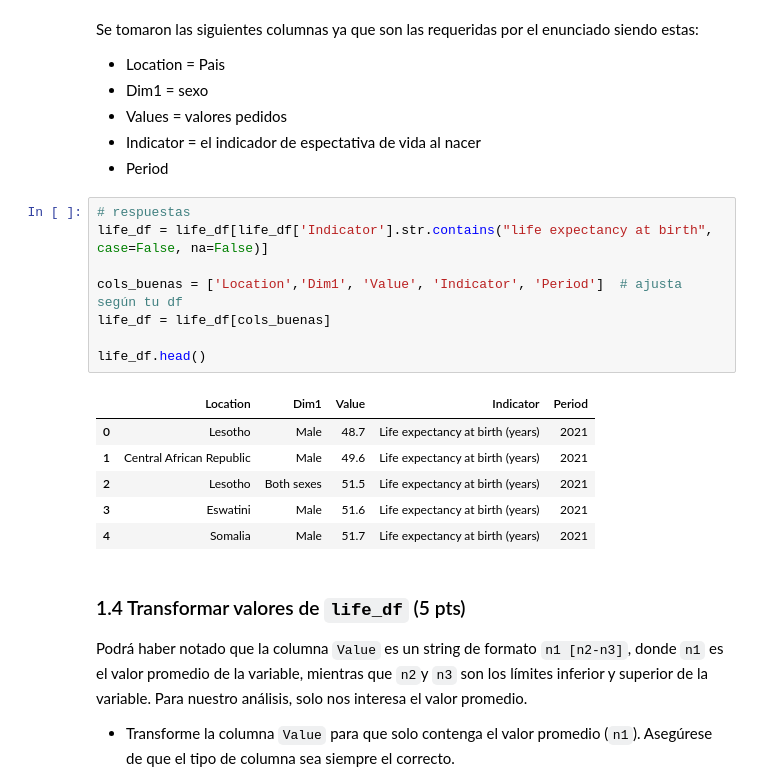
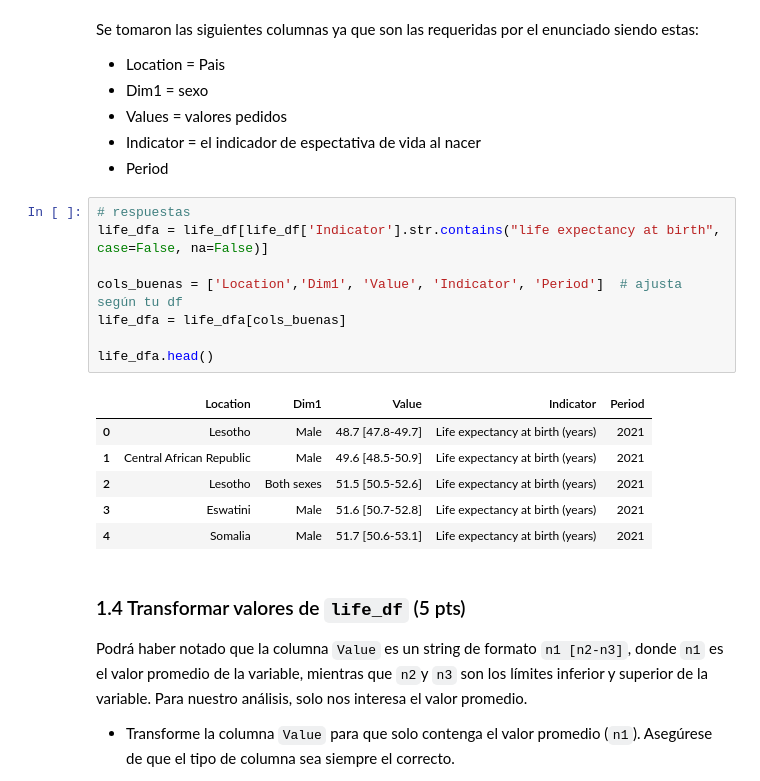
Before and after one commit to GadzuGB1991/IMT2200-Gaspar-Yanez, a Jupyter notebook: Interrogaciones/I2/IMT2200 - I2_2025.ipynb, the cells around one changed output. Cells and saved outputs as stored; diff of their text form.

```diff
--- a/Interrogaciones/I2/IMT2200 - I2_2025.ipynb
+++ b/Interrogaciones/I2/IMT2200 - I2_2025.ipynb
@@ -166,19 +166,19 @@ Se tomaron las siguientes columnas ya que son las requeridas por el enunciado si
 - Period
 # %%
 # respuestas
-life_df = life_df[life_df['Indicator'].str.contains("life expectancy at birth", case=False, na=False)]
+life_dfa = life_df[life_df['Indicator'].str.contains("life expectancy at birth", case=False, na=False)]
 
 cols_buenas = ['Location','Dim1', 'Value', 'Indicator', 'Period']  # ajusta según tu df
-life_df = life_df[cols_buenas]
+life_dfa = life_dfa[cols_buenas]
 
-life_df.head()
+life_dfa.head()
 # %% [output]
 |  | Location | Dim1 | Value | Indicator | Period |
-| 0 | Lesotho | Male | 48.7 | Life expectancy at birth (years) | 2021 |
-| 1 | Central African Republic | Male | 49.6 | Life expectancy at birth (years) | 2021 |
-| 2 | Lesotho | Both sexes | 51.5 | Life expectancy at birth (years) | 2021 |
-| 3 | Eswatini | Male | 51.6 | Life expectancy at birth (years) | 2021 |
-| 4 | Somalia | Male | 51.7 | Life expectancy at birth (years) | 2021 |
+| 0 | Lesotho | Male | 48.7 [47.8-49.7] | Life expectancy at birth (years) | 2021 |
+| 1 | Central African Republic | Male | 49.6 [48.5-50.9] | Life expectancy at birth (years) | 2021 |
+| 2 | Lesotho | Both sexes | 51.5 [50.5-52.6] | Life expectancy at birth (years) | 2021 |
+| 3 | Eswatini | Male | 51.6 [50.7-52.8] | Life expectancy at birth (years) | 2021 |
+| 4 | Somalia | Male | 51.7 [50.6-53.1] | Life expectancy at birth (years) | 2021 |
 # %% [markdown]
 ### 1.4 Transformar valores de `life_df` (5 pts)
 
```
Also changed, not shown: parts of 16 cells of this notebook.
